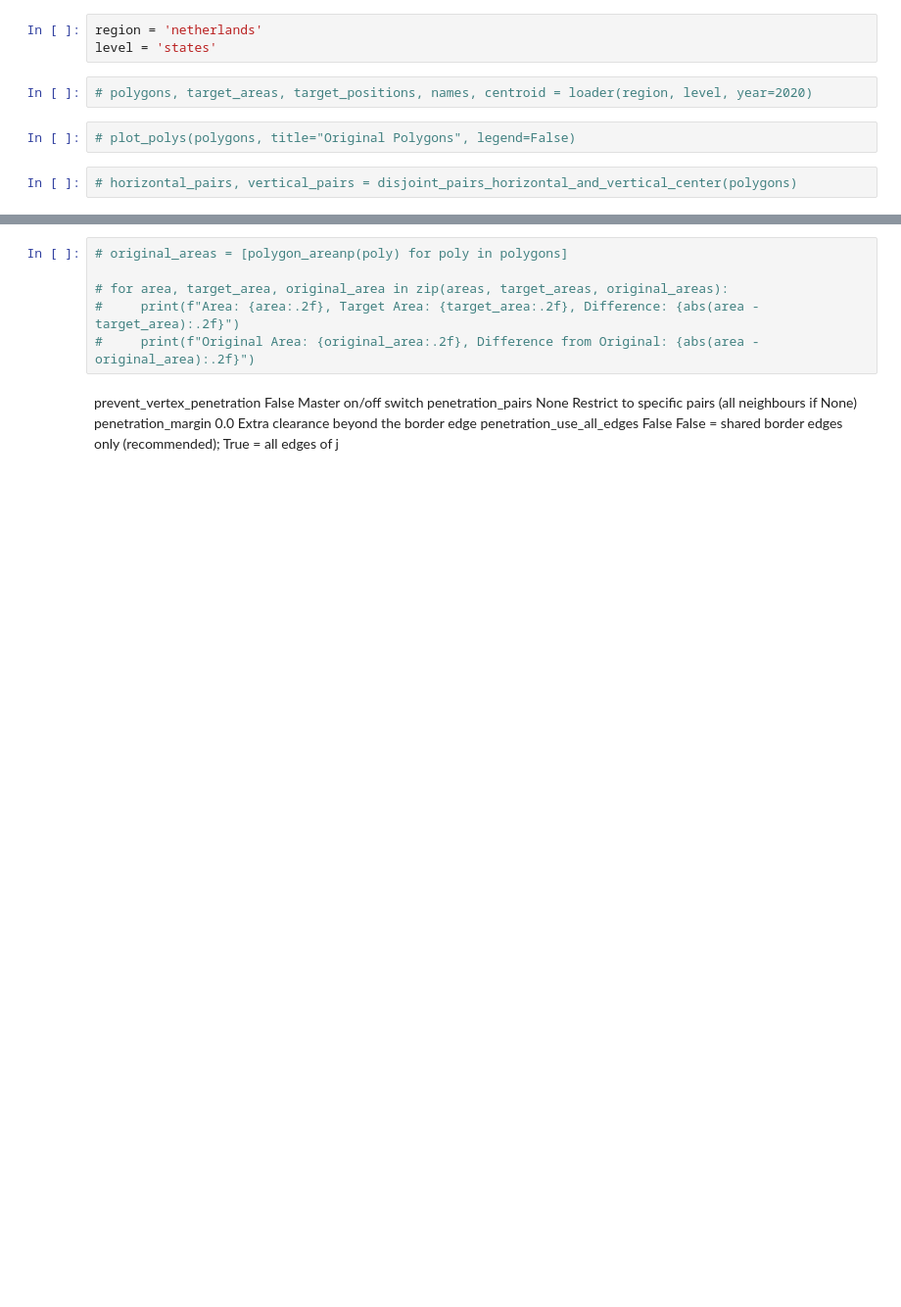
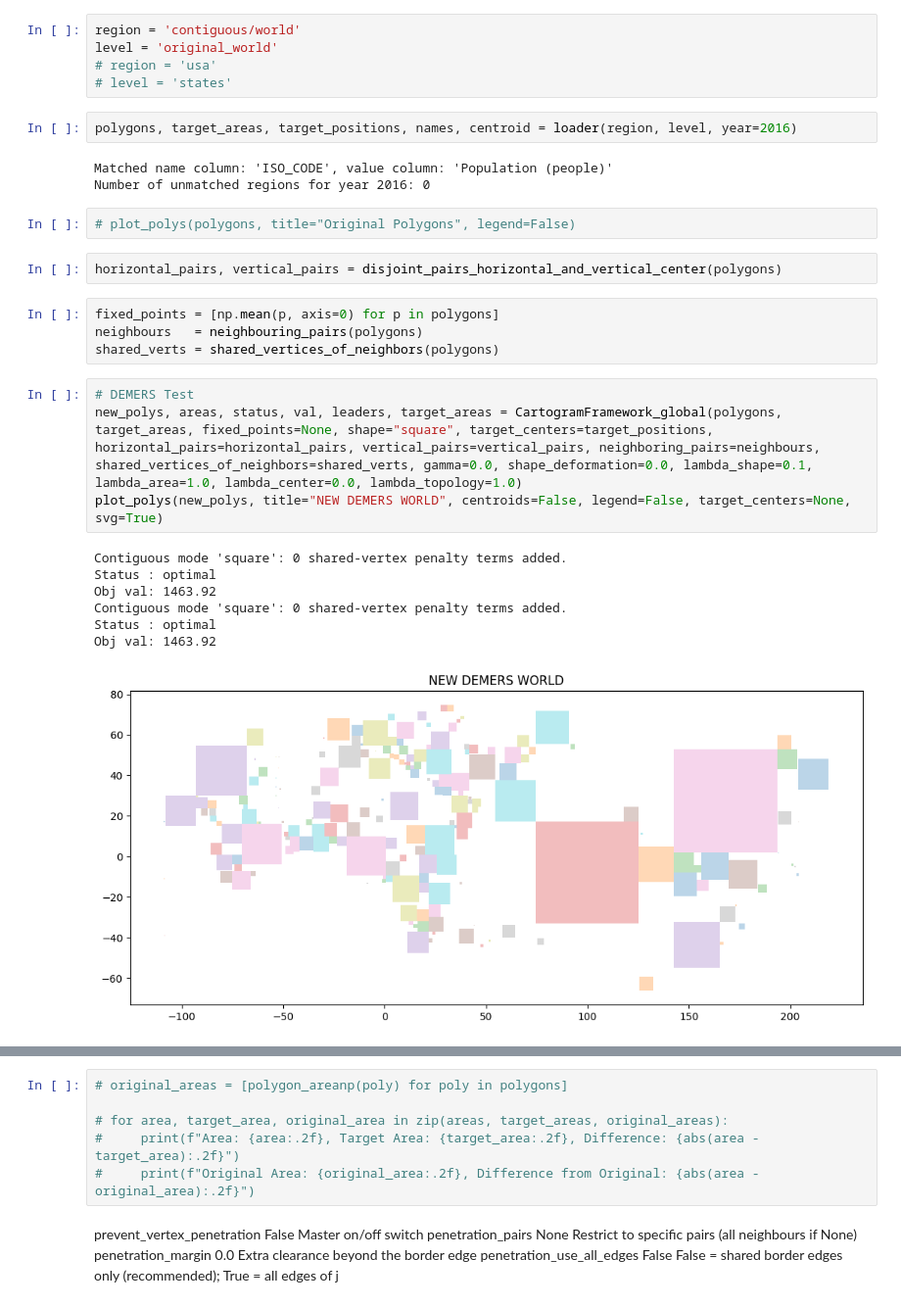
Before and after one commit to kuenem/Cartogram-Framework, a Jupyter notebook: Cartogram Framework/notebooks/exploration.ipynb, the cells around one changed output, grey strips where cells are left out. Shown at 98% size. Saved outputs shown, nothing was run; the diff lists cells and outputs as text; blank space fills up the shorter version.

```diff
--- a/Cartogram Framework/notebooks/exploration.ipynb
+++ b/Cartogram Framework/notebooks/exploration.ipynb
@@ -17,9 +18,30 @@ from src.core import *
 # %%
-region = 'netherlands'
-level = 'states'
+region = 'contiguous/world'
+level = 'original_world'
+# region = 'usa'
+# level = 'states'
 # %%
-# polygons, target_areas, target_positions, names, centroid = loader(region, level, year=2020)
+polygons, target_areas, target_positions, names, centroid = loader(region, level, year=2016)
+# %% [output]
+Matched name column: 'ISO_CODE', value column: 'Population (people)'
+Number of unmatched regions for year 2016: 0
 # %%
 # plot_polys(polygons, title="Original Polygons", legend=False)
 # %%
-# horizontal_pairs, vertical_pairs = disjoint_pairs_horizontal_and_vertical_center(polygons)
+horizontal_pairs, vertical_pairs = disjoint_pairs_horizontal_and_vertical_center(polygons)
+# %%
+fixed_points = [np.mean(p, axis=0) for p in polygons]
+neighbours   = neighbouring_pairs(polygons)
+shared_verts = shared_vertices_of_neighbors(polygons)
+# %%
+# DEMERS Test
+new_polys, areas, status, val, leaders, target_areas = CartogramFramework_global(polygons, target_areas, fixed_points=None, shape="square", target_centers=target_positions, horizontal_pairs=horizontal_pairs, vertical_pairs=vertical_pairs, neighboring_pairs=neighbours, shared_vertices_of_neighbors=shared_verts, gamma=0.0, shape_deformation=0.0, lambda_shape=0.1, lambda_area=1.0, lambda_center=0.0, lambda_topology=1.0)
+plot_polys(new_polys, title="NEW DEMERS WORLD", centroids=False, legend=False, target_centers=None, svg=True)
+# %% [output]
+Contiguous mode 'square': 0 shared-vertex penalty terms added.
+Status : optimal
+Obj val: 1463.92
+Contiguous mode 'square': 0 shared-vertex penalty terms added.
+Status : optimal
+Obj val: 1463.92
+[figure, added]
```
Also changed, not shown: parts of 30 cells of this notebook, 31 other files.
